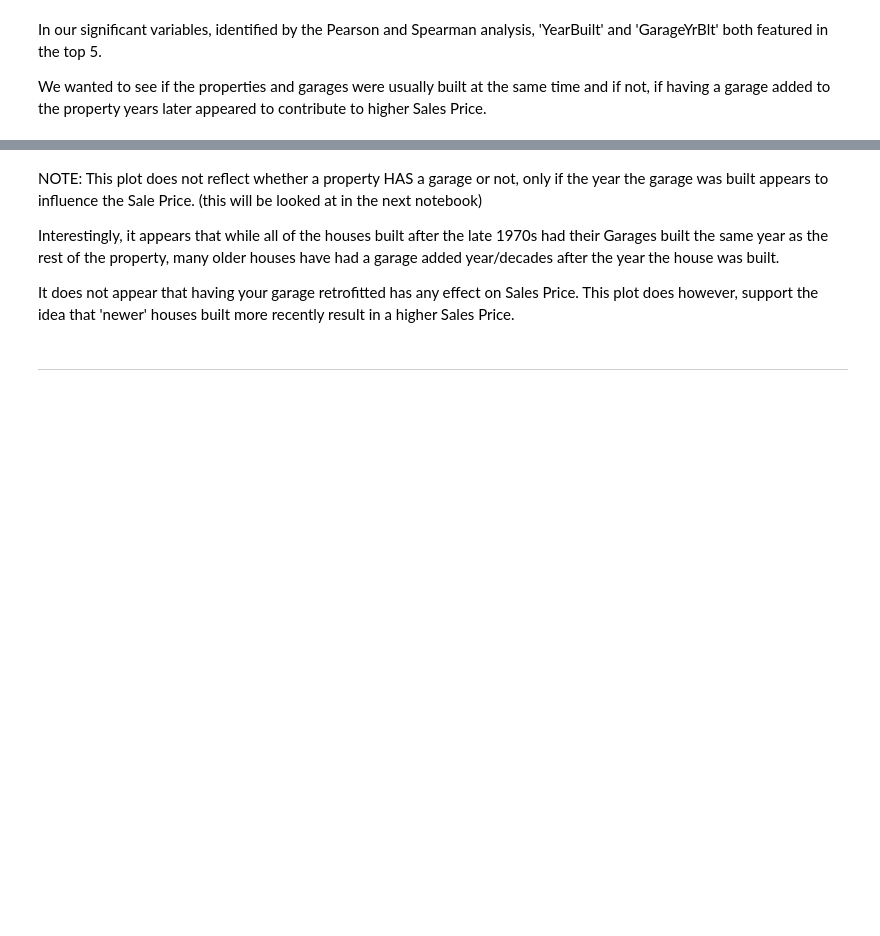
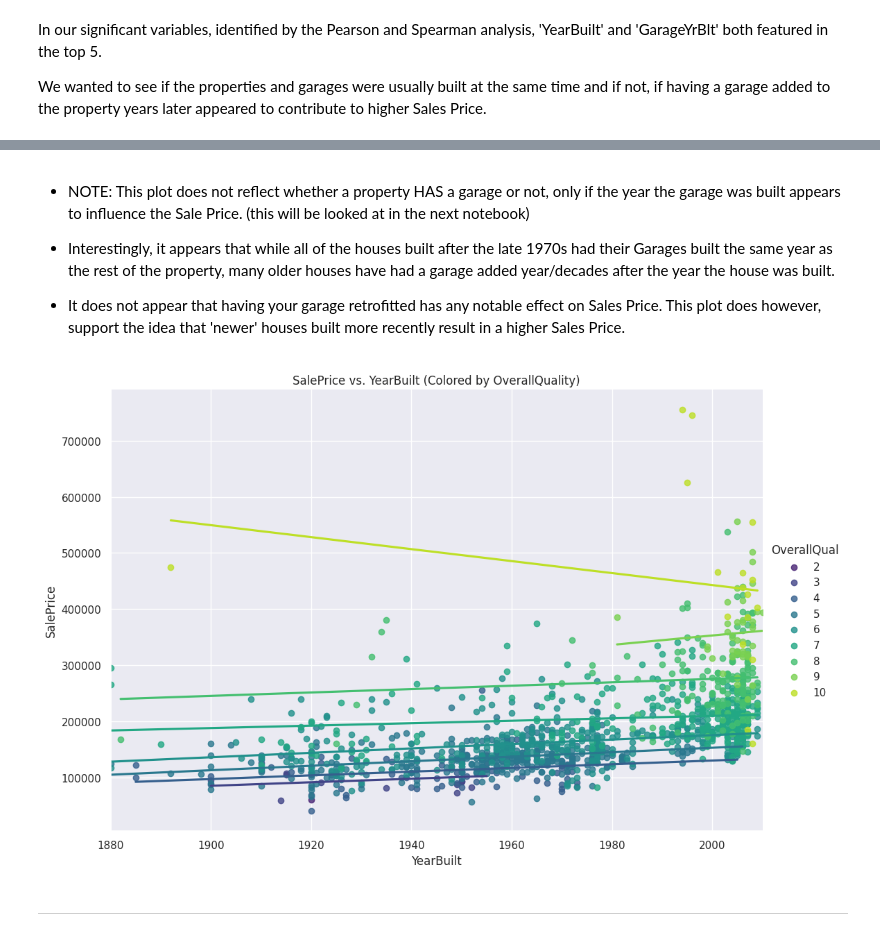
Before and after one commit to Code-Institute-Submissions/modonohoe-data-analytics-housing-project, a Jupyter notebook: jupyter_notebooks/02 - House Prices Study.ipynb, the cells around one changed output, grey strips where cells are left out. Cells and saved outputs as stored; diff of their text form; code cells hidden in the pictures; blank space fills up the shorter version.

Commit message:
ADD: multivariate analysis to notebook 2

```diff
--- a/jupyter_notebooks/02 - House Prices Study.ipynb
+++ b/jupyter_notebooks/02 - House Prices Study.ipynb
@@ -270,9 +274,17 @@ plt.show()
 # %% [markdown]
-NOTE: This plot does not reflect whether a property HAS a garage or not, only if the year the garage was built appears to influence the Sale Price. (this will be looked at in the next notebook)
+* NOTE: This plot does not reflect whether a property HAS a garage or not, only if the year the garage was built appears to influence the Sale Price. (this will be looked at in the next notebook)
 
-Interestingly, it appears that while all of the houses built after the late 1970s had their Garages built the same year as the rest of the property, many older houses have had a garage added year/decades after the year the house was built.
+* Interestingly, it appears that while all of the houses built after the late 1970s had their Garages built the same year as the rest of the property, many older houses have had a garage added year/decades after the year the house was built.
 
-It does not appear that having your garage retrofitted has any effect on Sales Price. This plot does however, support the idea that 'newer' houses built more recently result in a higher Sales Price.
+* It does not appear that having your garage retrofitted has any notable effect on Sales Price. This plot does however, support the idea that 'newer' houses built more recently result in a higher Sales Price.
+# %%
+sns.lmplot(data=df, x='YearBuilt', y='SalePrice', ci=None, hue='OverallQual',
+           height=7, aspect=1.5, palette='viridis')
+
+plt.title('SalePrice vs. YearBuilt (Colored by OverallQuality)')
+plt.show()
+# %% [output]
+[figure, added]
 # %% [markdown]
 ---
 # %% [markdown]
```
Also changed, not shown: parts of 3 cells of this notebook, 1 other file.
